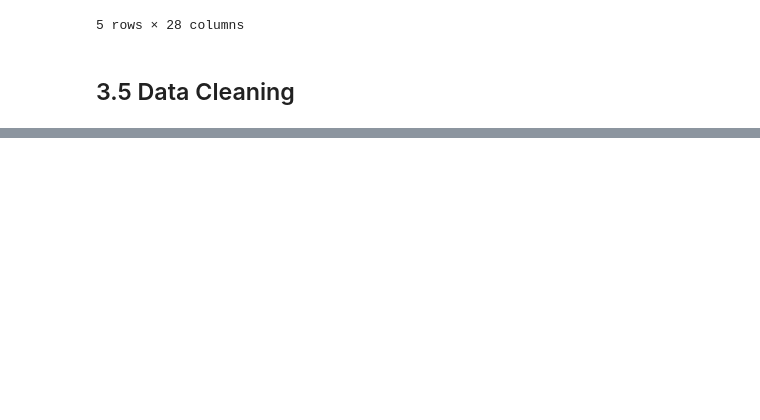
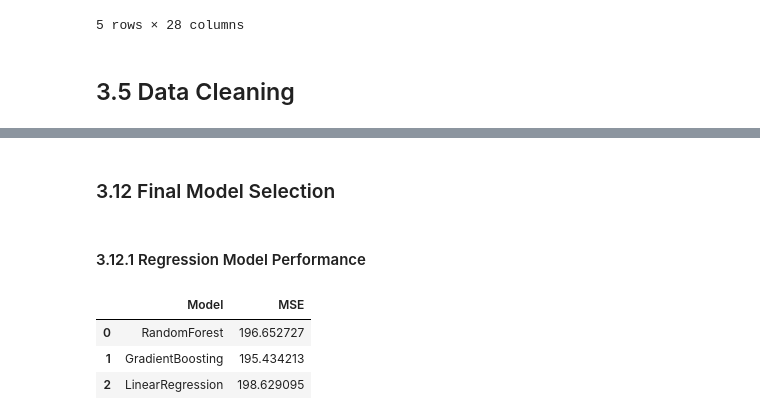
Before and after one commit to OCD0505/Springboard-Capstone-Project-Two, a Jupyter notebook: notebooks/3.0-faa-pre-processing-and-training-data-development.ipynb, the cells around one changed output, grey strips where cells are left out. Drawn from its saved outputs; the diff is of its cells as text; code cells hidden in the pictures; blank space fills up the shorter version.

```diff
--- a/notebooks/3.0-faa-pre-processing-and-training-data-development.ipynb
+++ b/notebooks/3.0-faa-pre-processing-and-training-data-development.ipynb
@@ -284,0 +513,19 @@ encoded_crimedf_1.head()
+# %%
+# variables not encoded in 3.7.1
+longer_text_columns = ["Crime Code Description","MO Codes","Premise Description", "Address"]
+
+for i in longer_text_columns: # loop through relevant features
+     for index in range(len(list_of_x_train_test_vars)): # loop through list of train/test data
+
+            # preprocess text data
+            list_of_x_train_test_vars[index][i] = list_of_x_train_test_vars[index][i]\
+            .apply(preprocess)
+
+            # train the word2vec model
+            sentences = [sentence.split() for sentence in list_of_x_train_test_vars[index][i]]
+            w2v_model = Word2Vec(sentences, vector_size=50, window=5, workers=4)
+
+            # vectorize text data and replace column
+
+            list_of_x_train_test_vars[index][i] = np.array([
+                vectorize(sentence) for sentence in list_of_x_train_test_vars[index][i]])
@@ -284,0 +559,4 @@ encoded_crimedf_1.head()
+# %%
+# take the encoded train_test data from list_of_x_train_test_vars and update initial train_test var's
+
+X_train_va,X_test_va,X_train_vs, X_test_vs = list_of_x_train_test_vars
@@ -284,0 +567,4 @@ encoded_crimedf_1.head()
+# %%
+#Fit the dummy regressor on the training data - Victim Age
+dumb_reg = DummyRegressor(strategy='mean')
+dumb_reg.fit(X_train_va, y_train_va)
@@ -284,0 +676,16 @@ encoded_crimedf_1.head()
+# %%
+# Define the pipelines
+
+# Pipelines for regression
+regression_pipelines = [
+    ('RandomForest', RandomForestRegressor()),
+    ('GradientBoosting', GradientBoostingRegressor()),
+    ('LinearRegression', LinearRegression())
+]
+
+# Pipelines for classification
+classification_pipelines = [
+    ('RandomForest', RandomForestClassifier()),
+    ('GradientBoosting', GradientBoostingClassifier()),
+    ('LogisticRegression', LogisticRegression())
+]
@@ -284,0 +760,11 @@ encoded_crimedf_1.head()
+# %% [markdown]
+### 3.12 Final Model Selection <a id='314-final-model-selection'></a>
+# %% [markdown]
+#### 3.12.1 Regression Model Performance <a id='3141-logistic-regression-model-performance'></a>
+# %%
+results_df_va
+# %% [output]
+|  | Model | MSE |
+| 0 | RandomForest | 196.652727 |
+| 1 | GradientBoosting | 195.434213 |
+| 2 | LinearRegression | 198.629095 |
```
Also changed, not shown: parts of 105 cells of this notebook.
